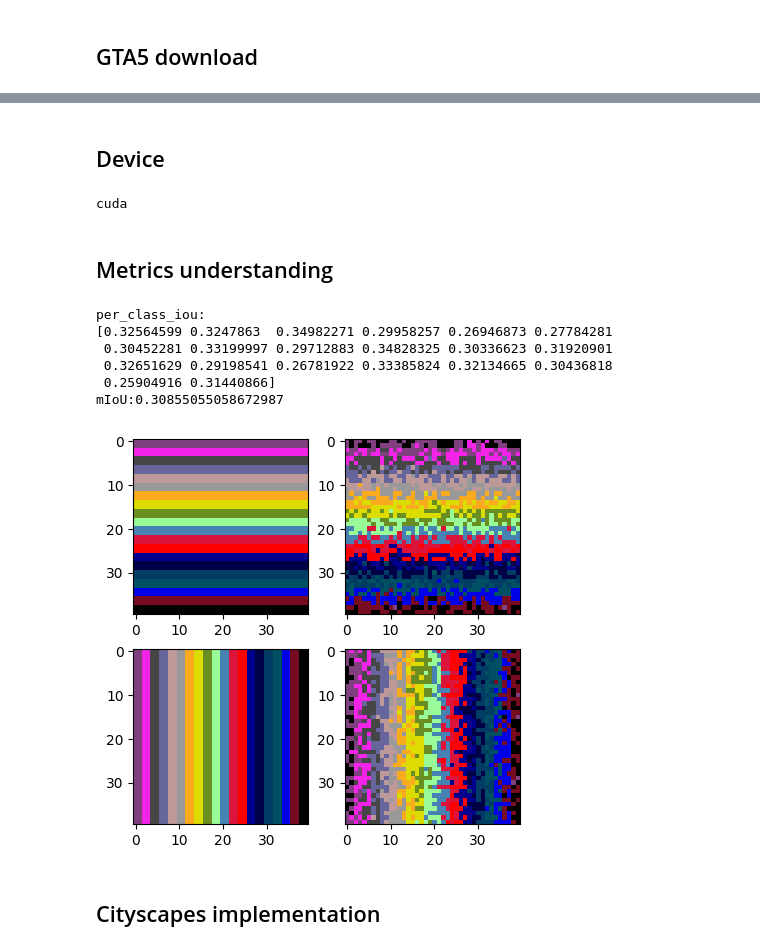
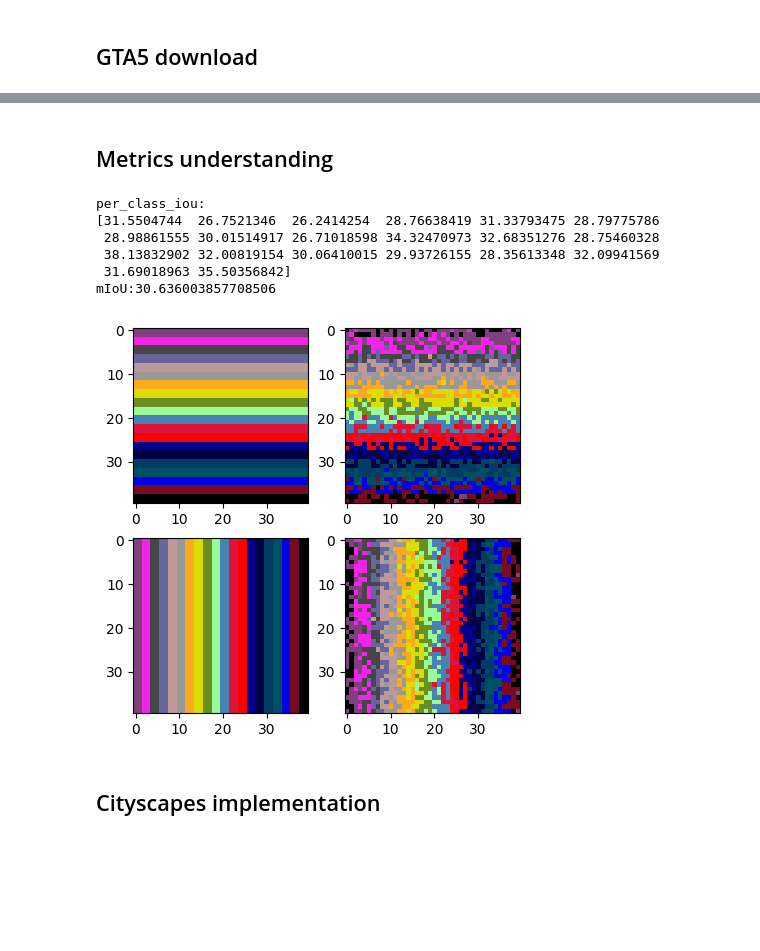
Before and after one commit to OTOTOTO02/MLDL2024_project1, a Jupyter notebook: Semantic_segmentation.ipynb, the cells around one changed output, grey strips where cells are left out. Cells and saved outputs as stored; diff of their text form; code cells hidden in the pictures; blank space fills up the shorter version.

```diff
--- a/Semantic_segmentation.ipynb
+++ b/Semantic_segmentation.ipynb
@@ -94,64 +179,52 @@ To: /content/Cityscapes.zip
-# %% [markdown]
-## Device
-# %%
-import torch
-# device = torch.device('cpu')
-device = torch.device('cuda') if torch.cuda.is_available() else torch.device('cpu')
-print(device)
-# %% [output]
-cuda
 # %% [markdown]
 ## Metrics understanding
 # %%
-import torch
-import numpy as np
+def test_metrics():
+    import torch
+    import numpy as np
+    import matplotlib.pyplot as plt
 
-B = 2
-H = 40
-W = 40
-n_classes = 20
+    B = 2
+    H = 40
+    W = 40
+    n_classes = 20
 
-target = torch.randint(0, n_classes, (B, H, W), dtype=torch.int64)
+    target = torch.randint(0, n_classes, (B, H, W), dtype=torch.int64)
 
-step = H//n_classes
-for i in range(n_classes):
-    target[0, i*step:(i+1)*step, :] = i
+    step = H//n_classes
+    for i in range(n_classes):
+        target[0, i*step:(i+1)*step, :] = i
 
-step = W//n_classes
-for i in range(n_classes):
-    target[1, :, i*step:(i+1)*step] = i
+    step = W//n_classes
+    for i in range(n_classes):
+        target[1, :, i*step:(i+1)*step] = i
 
-noise = torch.randint(-10, 11, (B, H, W), dtype=torch.int64)//10
-pred = (target + noise)% n_classes
+    noise = torch.randint(-10, 11, (B, H, W), dtype=torch.int64)//10
+    pred = (target + noise)% n_classes
 
-iou_class = np.zeros(n_classes)
-for i in range(B):
-    iou_class += per_class_iou(fast_hist(target[i].numpy(), pred[i].numpy(), n_classes))
+    iou_class = np.zeros(n_classes)
+    for i in range(B):
+        iou_class += 100.*per_class_iou(fast_hist(target[i].numpy(), pred[i].numpy(), n_classes))
 
-# print(f"target=\n{target}")
-# print(f"pred=\n{pred}")
-# print(f"hist=\n{hist}")
-print(f"per_class_iou:\n{iou_class/B}")
-print(f"mIoU:{iou_class[iou_class > 0].mean()/B}")
+    print(f"per_class_iou:\n{iou_class/B}")
+    print(f"mIoU:{iou_class[iou_class > 0].mean()/B}")
 
-import matplotlib.pyplot as plt
+    fig, axs = plt.subplots(2,2, figsize=(5,5))
+    axs[0, 0].imshow(decode_segmap(target[0]))
+    axs[0, 1].imshow(decode_segmap(pred[0]))
 
-fig, axs = plt.subplots(2,2, figsize=(5,5))
-axs[0, 0].imshow(decode_segmap(target[0]))
-axs[0, 1].imshow(decode_segmap(pred[0]))
+    axs[1,0].imshow(decode_segmap(target[1]))
+    axs[1,1].imshow(decode_segmap(pred[1]))
 
-axs[1,0].imshow(decode_segmap(target[1]))
-axs[1,1].imshow(decode_segmap(pred[1]))
-
-None
+test_metrics()
 # %% [output]
 per_class_iou:
-[0.32564599 0.3247863  0.34982271 0.29958257 0.26946873 0.27784281
- 0.30452281 0.33199997 0.29712883 0.34828325 0.30336623 0.31920901
- 0.32651629 0.29198541 0.26781922 0.33385824 0.32134665 0.30436818
- 0.25904916 0.31440866]
-mIoU:0.30855055058672987
+[31.5504744  26.7521346  26.2414254  28.76638419 31.33793475 28.79775786
+ 28.98861555 30.01514917 26.71018598 34.32470973 32.68351276 28.75460328
+ 38.13832902 32.00819154 30.06410015 29.93726155 28.35613348 32.09941569
+ 31.69018963 35.50356842]
+mIoU:30.636003857708506
-[figure, old version]
+[figure, new version]
 # %% [markdown]
 ## Cityscapes implementation
 # %%
```
Also changed, not shown: parts of 28 cells of this notebook, 4 other files.
